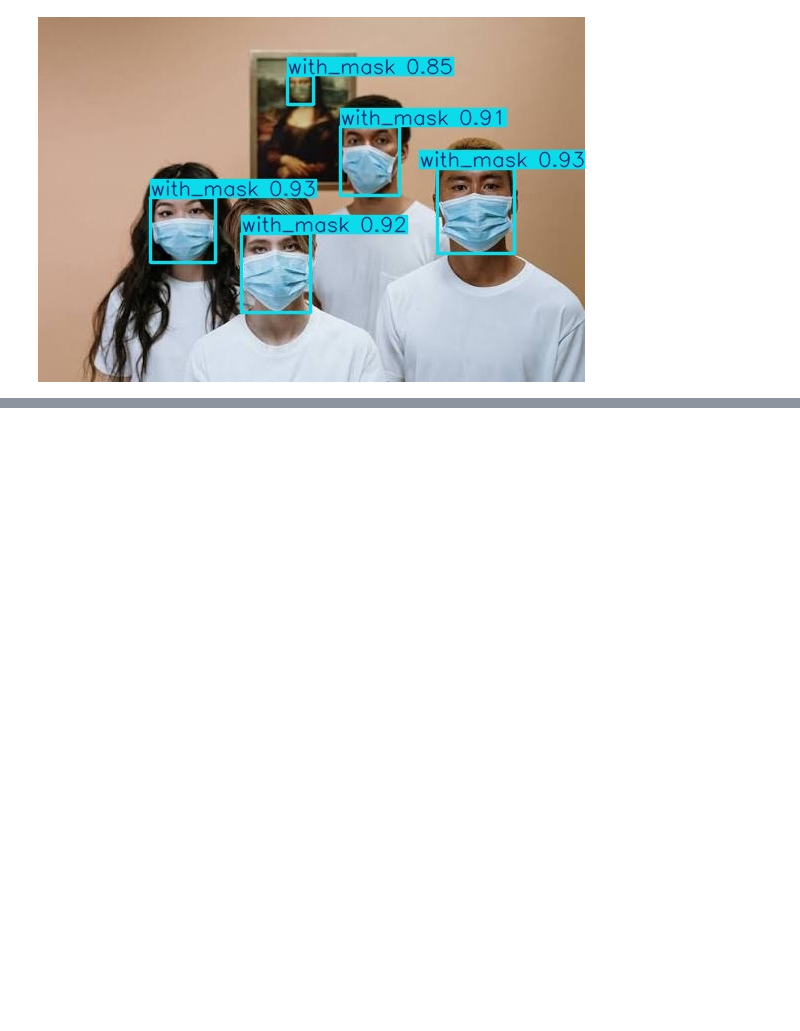
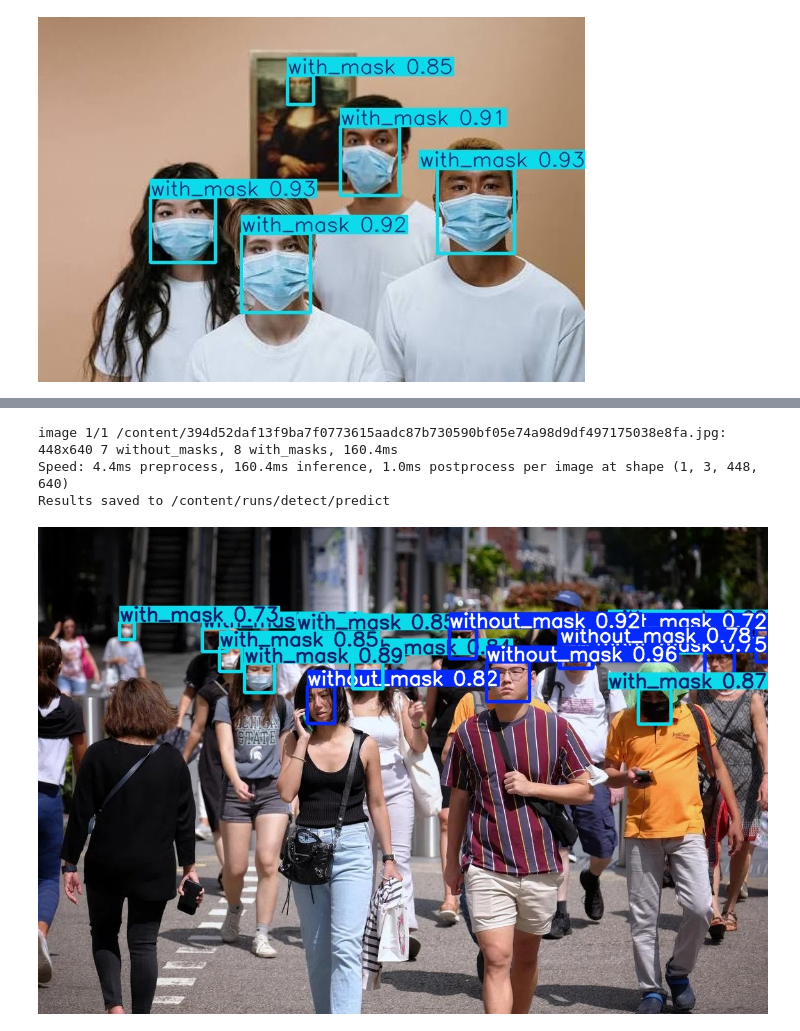
Before and after one commit to srikanthkutty777-hash/Face-Mask-Detection, a Jupyter notebook: Face_Mask_Detection_YOLOv8.ipynb, the cells around one changed output, grey strips where cells are left out. Cells and saved outputs as stored; diff of their text form; code cells hidden in the pictures; blank space fills up the shorter version.

```diff
--- a/Face_Mask_Detection_YOLOv8.ipynb
+++ b/Face_Mask_Detection_YOLOv8.ipynb
@@ -56,3 +56,6 @@ output = os.path.join(results[0].save_dir, os.path.basename(results[0].path))
 Image.open(output)
 # %% [output]
 [figure]
+# %%
+from google.colab import files
+uploaded = files.upload()
@@ -58,0 +65,20 @@ Image.open(output)
+# %%
+filename = list(uploaded.keys())[0]
+
+results = model.predict(
+    source=filename,
+    save=True,
+    conf=0.4
+)
+# %% [output]
+image 1/1 /content/394d52daf13f9ba7f0773615aadc87b730590bf05e74a98d9df497175038e8fa.jpg: 448x640 7 without_masks, 8 with_masks, 160.4ms
+Speed: 4.4ms preprocess, 160.4ms inference, 1.0ms postprocess per image at shape (1, 3, 448, 640)
+Results saved to /content/runs/detect/predict
+# %%
+from PIL import Image
+import os
+
+output = os.path.join(results[0].save_dir, os.path.basename(results[0].path))
+Image.open(output)
+# %% [output]
+[figure, added]
```
Also changed, not shown: parts of 1 cell of this notebook.
